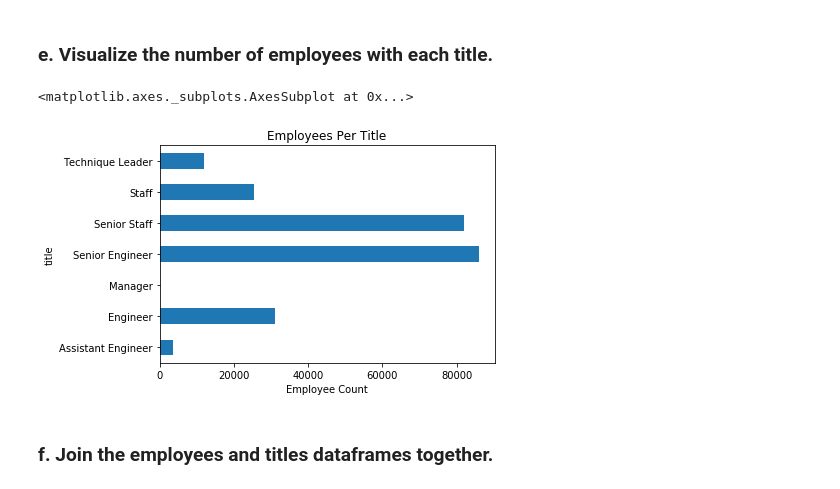
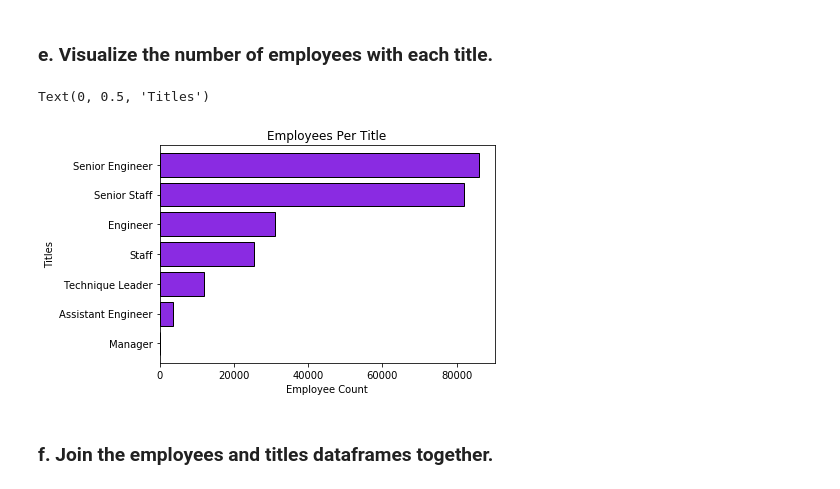
Before and after one commit to Matthew-Mays/numpy-pandas-visualization-exercises, a Jupyter notebook: advanced_dataframes.ipynb, the cells around one changed output. Drawn from its saved outputs; the diff is of its cells as text; code cells hidden in the pictures.

Commit message:
updated the graphs in advanced dataframes

```diff
--- a/advanced_dataframes.ipynb
+++ b/advanced_dataframes.ipynb
@@ -261,16 +261,18 @@ titles
 # %%
 #create table cur_titles to find all current titles
 cur_titles = pd.read_sql('SELECT * FROM titles WHERE to_date > CURDATE()', emp_url)
 #create num_titles using groupby title and count to find count of titles
 num_titles = cur_titles.groupby('title').count()
+#sort num_titles
+num_titles = num_titles.sort_values('emp_no')
 #plot bar graph of number of titles
 plt.title('Employees Per Title')
 plt.xlabel('Employee Count')
+num_titles.emp_no.plot(color = 'blueviolet', ec='black', width = .8, kind = 'barh')
 plt.ylabel('Titles')
-num_titles.emp_no.plot(kind = 'barh')
 # %% [output]
-<matplotlib.axes._subplots.AxesSubplot at 0x...>
+Text(0, 0.5, 'Titles')
-[figure, old version]
+[figure, new version]
 # %% [markdown]
 ### f. Join the employees and titles dataframes together.
 # %%
```
Also changed, not shown: parts of 3 cells of this notebook.
